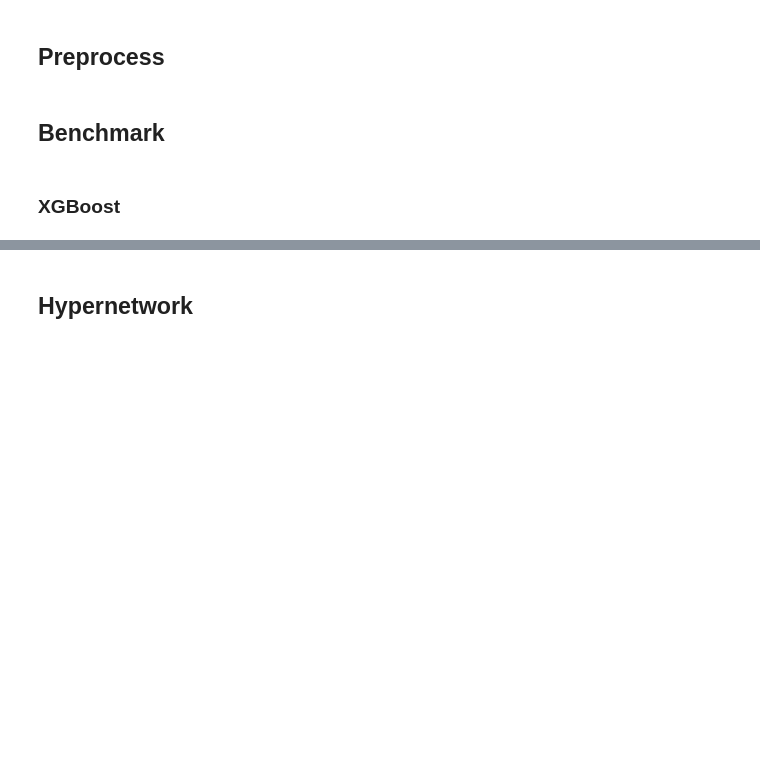
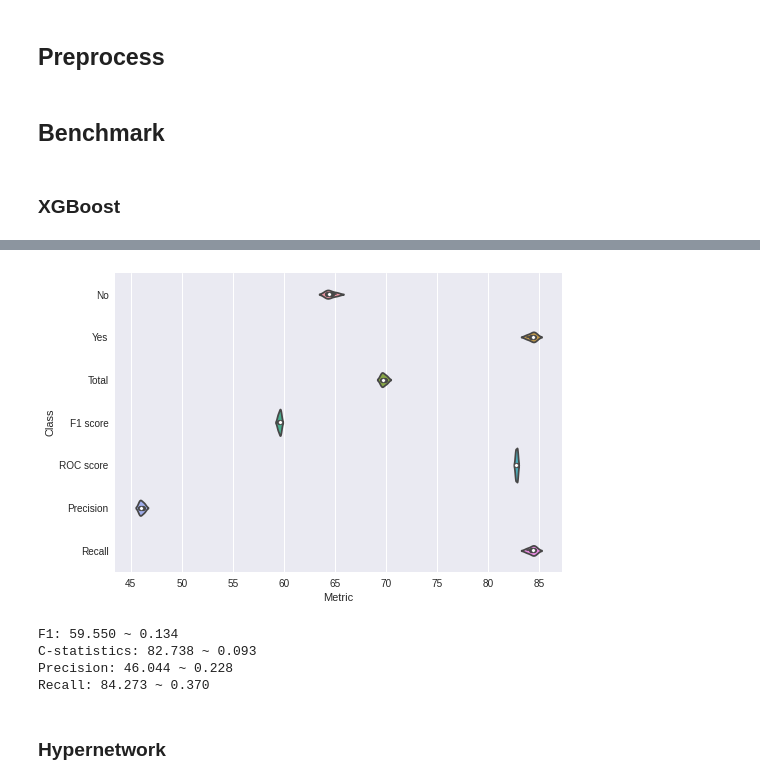
Before and after one commit to wwydmanski/hypernet-cnn, a Jupyter notebook: Benchmarks/Blastchar benchmark.ipynb, the cells around one changed output, grey strips where cells are left out. Drawn from its saved outputs; the diff is of its cells as text; code cells hidden in the pictures; blank space fills up the shorter version.

```diff
--- a/Benchmarks/Blastchar benchmark.ipynb
+++ b/Benchmarks/Blastchar benchmark.ipynb
@@ -168,3 +288,39 @@ from xgboost import XGBClassifier
+# %%
+def node_fn(layer_dims):
+    def _inner():
+        network = torch.nn.Sequential(
+            node.DenseBlock(X_train.shape[1], layer_dims, num_layers=1, tree_dim=2, depth=6, flatten_output=False,
+                           choice_function=node.entmax15, bin_function=node.entmoid15),
+            node.Lambda(lambda x: x.mean(dim=1))
+        )
+
+        with torch.no_grad():
+            res = network(torch.as_tensor(X_train[:1000], device='cpu').to(torch.float32))
+
+        network = network.to(DEVICE)
+        network.device=DEVICE
+
+        optimizer_params = { 'nus':(0.7, 1.0), 'betas':(0.95, 0.998) }
+        optim = QHAdam(network.parameters(), **optimizer_params)
+
+        network = SimpleSklearnInterface(network, device=DEVICE, epochs=150, batch_size=32)
+        network.optimizer = optim
+        return network
+    return _inner
+# %%
+node_results = test_model(node_fn(128),
+                (X_train, y_train),
+                (X_test, y_test),
+                y_label_enc, 4)
+# %% [output]
+[figure, added]
+# %%
+print_statistics(node_results)
+# %% [output]
+F1: 59.550 ~ 0.134
+C-statistics: 82.738 ~ 0.093
+Precision: 46.044 ~ 0.228
+Recall: 84.273 ~ 0.370
 # %% [markdown]
-## Hypernetwork
+### Hypernetwork
 # %%
```
Also changed, not shown: parts of 34 cells of this notebook, 13 other files.
